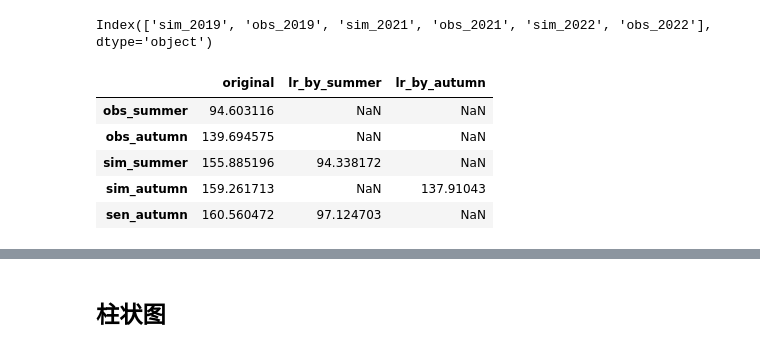
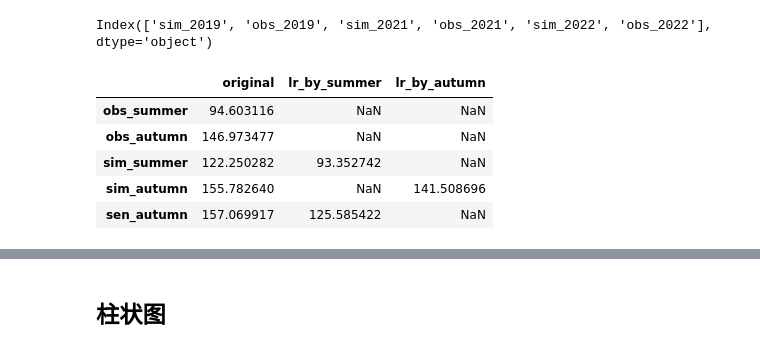
Before and after one commit to Iphisxu/MasterGRAD-Seasonally, a Jupyter notebook: scripts/Contributions/bar/plot_bar.ipynb, the cells around one changed output, grey strips where cells are left out. Drawn from its saved outputs; the diff is of its cells as text; code cells hidden in the pictures.

```diff
--- a/scripts/Contributions/bar/plot_bar.ipynb
+++ b/scripts/Contributions/bar/plot_bar.ipynb
@@ -49,15 +49,15 @@ sim_mda8_summer = pd.concat([mda8_summer['sim_2019'],mda8_summer['sim_2021'],mda
 obs_mda8_autumn = pd.concat([mda8_autumn['obs_2019'],mda8_autumn['obs_2021'],mda8_autumn['obs_2022']]).values
 sim_mda8_autumn = pd.concat([mda8_autumn['sim_2019'],mda8_autumn['sim_2021'],mda8_autumn['sim_2022']]).values
 # %%
-lr = pd.read_excel('D:/data/Graduation/Contribution/lr_results_Seasonally.xlsx',index_col=0)
+lr = pd.read_excel('D:/data/Graduation/Contribution/Seasonally/lr_results_Seasonally.xlsx',index_col=0)
 lr
 # %% [output]
 |  | original | lr_by_summer | lr_by_autumn |
 | obs_summer | 94.603116 | NaN | NaN |
-| obs_autumn | 139.694575 | NaN | NaN |
-| sim_summer | 155.885196 | 94.338172 | NaN |
-| sim_autumn | 159.261713 | NaN | 137.91043 |
-| sen_autumn | 160.560472 | 97.124703 | NaN |
+| obs_autumn | 146.973477 | NaN | NaN |
+| sim_summer | 122.250282 | 93.352742 | NaN |
+| sim_autumn | 155.782640 | NaN | 141.508696 |
+| sen_autumn | 157.069917 | 125.585422 | NaN |
 # %%
 avg_mda8_summer = lr['original']['obs_summer']
 avg_mda8_autumn = lr['original']['obs_autumn']
```
Also changed, not shown: parts of 7 cells of this notebook, 2 other files.
